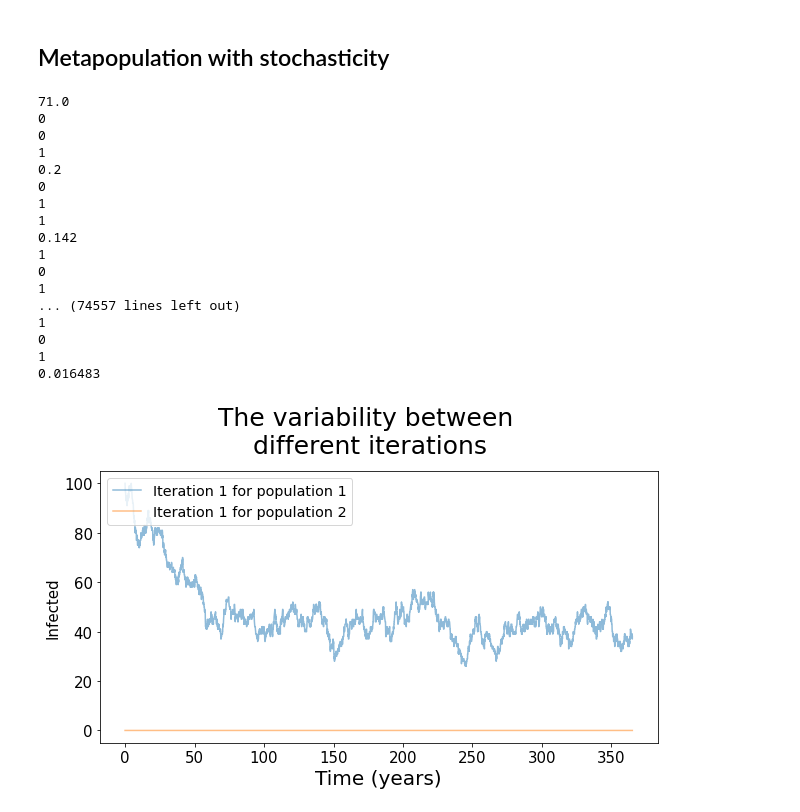
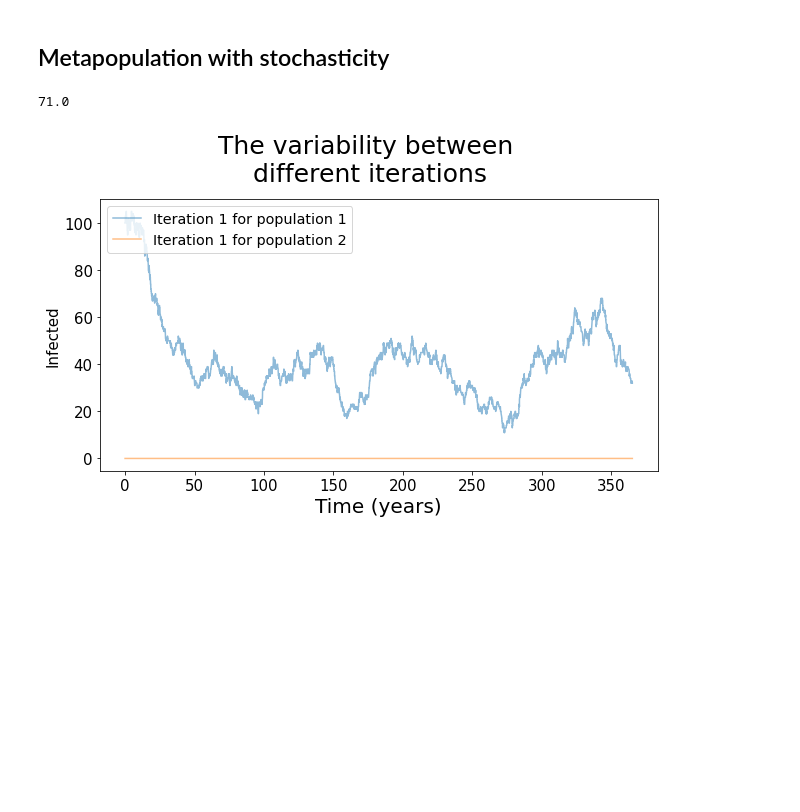
Before and after one commit to Florisdv5/Introcomp_assign2, a Jupyter notebook: Introcomp_assign2.ipynb, the cells around one changed output. Drawn from its saved outputs; the diff is of its cells as text; code cells hidden in the pictures; blank space fills up the shorter version.

```diff
--- a/Introcomp_assign2.ipynb
+++ b/Introcomp_assign2.ipynb
@@ -438,20 +438,20 @@ def stoc_eqs(INP,ts):
         Rate=np.zeros((6))
         Change=np.zeros((6,3))
         N=np.sum(V[sub])
+        sumlambda = 0
         for subs in range(nsub):          ## sum for lambda i
-            sumlambda = 0
             if N == 0:
                 sumlambda = 0
-            if sub == subs:
-                sumlambda = V[sub][1]/N
-            else:
-                sumlambda += rho[sub][subs]*V[subs][0]/N
-            print(sub)
-            print(subs)
-            print(rho[sub][subs])
-            print(sumlambda)
+#             if sub == subs:
+#                 sumlambda = V[sub][1]/N
+#             else:
+            sumlambda += rho[sub][subs]*V[subs][1]/N
+#             print(sub)
+#             print(subs)
+#             print(rho[sub][subs])
+#             print(sumlambda)
 
-        Rate[0] = sumlambda*V[sub][0]; Change[0,:]=([-1, +1, 0]);
+        Rate[0] = beta*sumlambda*V[sub][0]; Change[0,:]=([-1, +1, 0]);
         Rate[1] = gamma*V[sub][1];  Change[1,:]=([0, -1, +1]);
         Rate[2] = mu*N;  Change[2,:]=([+1, 0, 0]);
         Rate[3] = mu*V[sub][0];  Change[3,:]=([-1, 0, 0]);
@@ -494,9 +494,10 @@ beta=1.0
 gamma=1/7.0
 mu=1/70
 N0=500
-rhoij = 0.000
+rhoij = 0.0
+rhoji = 0
 # delta = 0.0625*mu*(beta/gamma -1)*math.sqrt(N0)
-rho = [[1,1],[1,1]]
+rho = [[1,rhoij],[rhoji,1]]
 ### You may want to try with popylation size of 50 (small) to see the events
 ### In this case uncomment the next line
 #N0=50.0
@@ -520,47 +521,31 @@ timestep=0.0
 fig, (ax2) = plt.subplots(1, sharex=True, figsize = (10,5))
 
 for i in range(1):
     [T,S,I,R]=Stoch_Iteration(INPUT)
 
     tT=T
     tS=S
     tI=I
     tR=R
 
     alfa = 1
     for sub in range(nsub):
         ax2.plot(tT[1:], tI[sub][1:], alpha=0.5, label=('Iteration {} for population {}'.format(i+1, sub+1)))
 ax2.set_ylabel("Infected", size = 15)
 
 
 plt.legend(loc = "upper left", fontsize = "x-large")
 for tick in ax2.xaxis.get_major_ticks():
     tick.label.set_fontsize(15)
 for tick in ax1.yaxis.get_major_ticks():
     tick.label.set_fontsize(15)
 for tick in ax2.yaxis.get_major_ticks():
     tick.label.set_fontsize(15)
 for tick in ax3.yaxis.get_major_ticks():
     tick.label.set_fontsize(15)
 fig.suptitle('The variability between \n different iterations ', size = 25, y = 1.06)
 plt.xlabel ('Time (years)', size = 20)
 plt.show()
 # %% [output]
 71.0
-0
-0
-1
-0.2
-0
-1
-1
-0.142
-1
-0
-1
-... (74557 lines left out)
-1
-0
-1
-0.016483
-[figure, old version]
+[figure, new version]
```
